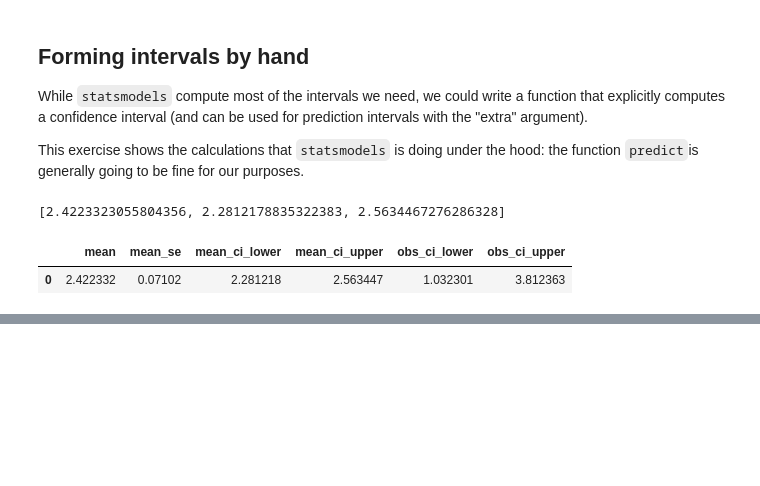
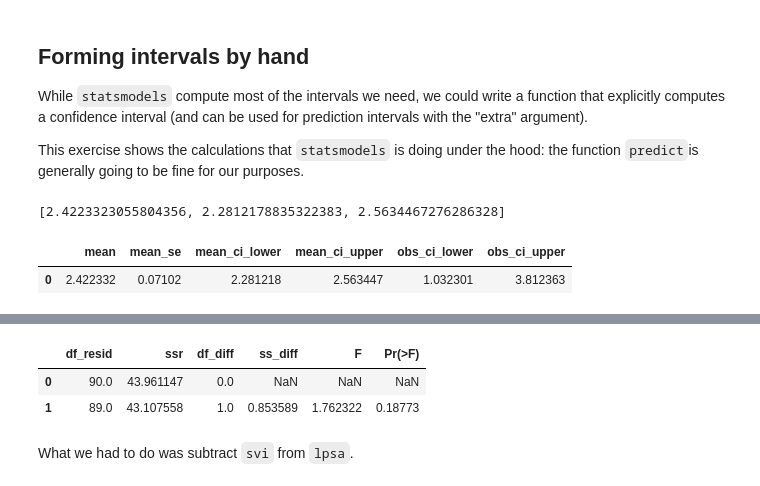
Before and after one commit to antshk/pyStanfordStats191, a Jupyter notebook: 5. Multiple linear regression.ipynb, the cells around one changed output, grey strips where cells are left out. Saved outputs shown, nothing was run; the diff lists cells and outputs as text; code cells hidden in the pictures; blank space fills up the shorter version.

```diff
--- a/5. Multiple linear regression.ipynb
+++ b/5. Multiple linear regression.ipynb
@@ -741,0 +913,5 @@ predictions.summary_frame(alpha=0.05)
+# %%
+prostate['Z'] = prostate.lcavol + prostate.svi
+
+prostate_lm_equal = smf.ols('lpsa ~ Z + lweight + age + lbph + lcp + pgg45', data=prostate).fit()
+print( f_test_lm(prostate_lm_equal, prostate_lm) )
@@ -741,0 +936,11 @@ predictions.summary_frame(alpha=0.05)
+# %%
+prostate['Z2'] = prostate.lcavol - prostate.svi
+prostate['lpsa2'] = prostate.lpsa - prostate.svi
+prostate_lm_constrained = smf.ols('lpsa2 ~ Z2 + lweight + age + lbph + lcp + pgg45', data=prostate).fit()
+anova_lm(prostate_lm_constrained, prostate_lm)
+# %% [output]
+|  | df_resid | ssr | df_diff | ss_diff | F | Pr(>F) |
+| 0 | 90.0 | 43.961147 | 0.0 | NaN | NaN | NaN |
+| 1 | 89.0 | 43.107558 | 1.0 | 0.853589 | 1.762322 | 0.18773 |
+# %% [markdown]
+What we had to do was subtract `svi` from `lpsa`.
```
Also changed, not shown: parts of 31 cells of this notebook.
